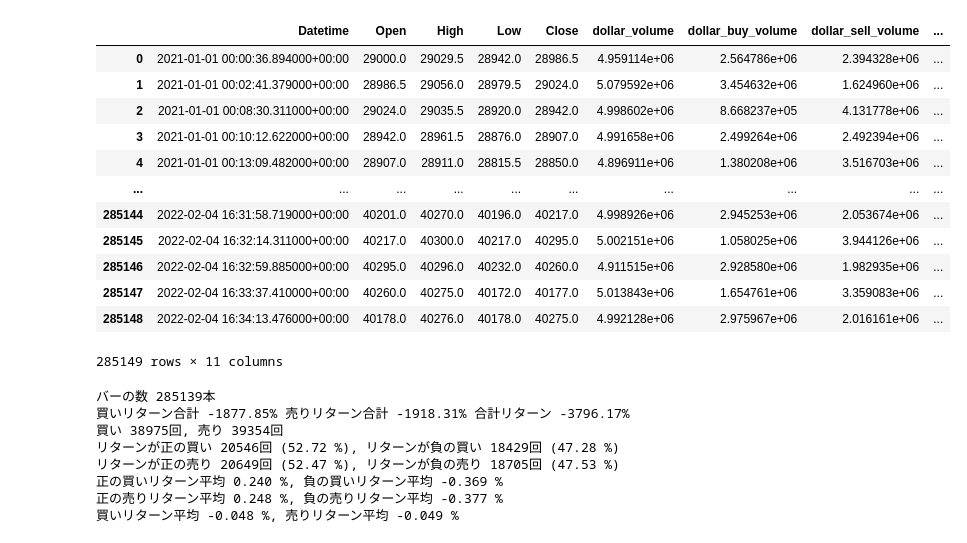
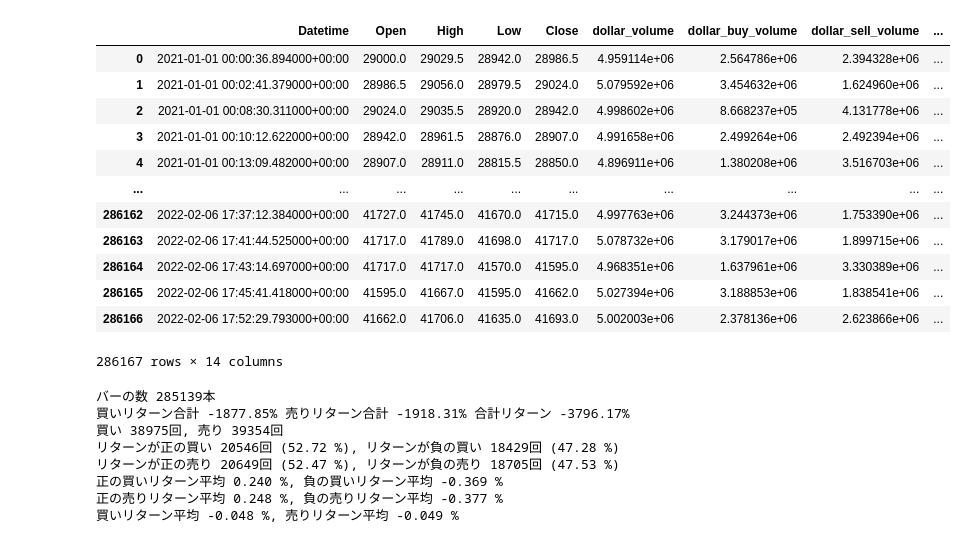
Before and after one commit to WannabeBotter/crypto_misc_jupyter, a Jupyter notebook: richman_dollarbar/richman_dollarbar.ipynb, the cells around one changed output. Drawn from its saved outputs; the diff is of its cells as text; code cells hidden in the pictures.

Commit message:
Read dollarbar with buy/sell cumsum from DB

```diff
--- a/richman_dollarbar/richman_dollarbar.ipynb
+++ b/richman_dollarbar/richman_dollarbar.ipynb
@@ -37,43 +37,43 @@ from dtreeviz.models.lightgbm_decision_tree import ShadowLightGBMTree
 
 from cpcv_util import *
 # %%
-from timescaledb_util import TimeScaleDBUtil
+from timescaledb_util import *
 
 # TimescaleDB用のユーティリティライブラリの設定
 _pg_config = {
         'user': os.environ['POSTGRES_USER'],
         'password': os.environ['POSTGRES_PASSWORD'],
         'host': os.environ['POSTGRES_HOST'],
         'port': os.environ['POSTGRES_PORT'],
         'database': os.environ['POSTGRES_DATABASE']
     }
 
 # TimescaleDBアクセス用のユーティリティオブジェクトを作成
 _dbutil = TimeScaleDBUtil(user = _pg_config['user'], password = _pg_config['password'], host = _pg_config['host'], port = _pg_config['port'], database = _pg_config['database'])
 
 # 全区間のドルバーの読み込みと保存
-#df = load_dollarbar('ftx_btc-perp_dollarbar_5000000', '2021-01-01 00:00:00.000+00', '2023-01-01 00:00:00.000+00')
-#df.columns = ['Datetime', 'Open', 'High', 'Low', 'Close', 'dollar_volume', 'dollar_buy_volume', 'dollar_sell_volume', 'dollar_liquidation_buy_volume', 'dollar_liquidation_sell_volume', 'dollar_cumsum', 'dollar_buy_cumsum', 'dollar_sell_cumsum']
-#df['fee'] = 0.02 / 100
-#df.to_pickle('df_ohlcv.pkl')
+df = _dbutil.load_dollarbars('ftx', 'BTC-PERP', 5000000, '2021-01-01 00:00:00.000+00', '2023-01-01 00:00:00.000+00')
+df.columns = ['Datetime', 'Open', 'High', 'Low', 'Close', 'dollar_volume', 'dollar_buy_volume', 'dollar_sell_volume', 'dollar_liquidation_buy_volume', 'dollar_liquidation_sell_volume', 'dollar_cumsum', 'dollar_buy_cumsum', 'dollar_sell_cumsum']
+df['fee'] = 0.02 / 100
+df.to_pickle('df_ohlcv.pkl')
 
 # 保存しておいたドルバーを読み込み
-df = pd.read_pickle('df_ohlcv.pkl')
+#df = pd.read_pickle('df_ohlcv.pkl')
 display(df)
 # %% [output]
 |  | Datetime | Open | High | Low | Close | dollar_volume | dollar_buy_volume | dollar_sell_volume | ... |
 | 0 | 2021-01-01 00:00:36.894000+00:00 | 29000.0 | 29029.5 | 28942.0 | 28986.5 | 4.959114e+06 | 2.564786e+06 | 2.394328e+06 | ... |
 | 1 | 2021-01-01 00:02:41.379000+00:00 | 28986.5 | 29056.0 | 28979.5 | 29024.0 | 5.079592e+06 | 3.454632e+06 | 1.624960e+06 | ... |
 | 2 | 2021-01-01 00:08:30.311000+00:00 | 29024.0 | 29035.5 | 28920.0 | 28942.0 | 4.998602e+06 | 8.668237e+05 | 4.131778e+06 | ... |
 | 3 | 2021-01-01 00:10:12.622000+00:00 | 28942.0 | 28961.5 | 28876.0 | 28907.0 | 4.991658e+06 | 2.499264e+06 | 2.492394e+06 | ... |
 | 4 | 2021-01-01 00:13:09.482000+00:00 | 28907.0 | 28911.0 | 28815.5 | 28850.0 | 4.896911e+06 | 1.380208e+06 | 3.516703e+06 | ... |
 | ... | ... | ... | ... | ... | ... | ... | ... | ... | ... |
-| 285144 | 2022-02-04 16:31:58.719000+00:00 | 40201.0 | 40270.0 | 40196.0 | 40217.0 | 4.998926e+06 | 2.945253e+06 | 2.053674e+06 | ... |
-| 285145 | 2022-02-04 16:32:14.311000+00:00 | 40217.0 | 40300.0 | 40217.0 | 40295.0 | 5.002151e+06 | 1.058025e+06 | 3.944126e+06 | ... |
-| 285146 | 2022-02-04 16:32:59.885000+00:00 | 40295.0 | 40296.0 | 40232.0 | 40260.0 | 4.911515e+06 | 2.928580e+06 | 1.982935e+06 | ... |
-| 285147 | 2022-02-04 16:33:37.410000+00:00 | 40260.0 | 40275.0 | 40172.0 | 40177.0 | 5.013843e+06 | 1.654761e+06 | 3.359083e+06 | ... |
-| 285148 | 2022-02-04 16:34:13.476000+00:00 | 40178.0 | 40276.0 | 40178.0 | 40275.0 | 4.992128e+06 | 2.975967e+06 | 2.016161e+06 | ... |
+| 286162 | 2022-02-06 17:37:12.384000+00:00 | 41727.0 | 41745.0 | 41670.0 | 41715.0 | 4.997763e+06 | 3.244373e+06 | 1.753390e+06 | ... |
+| 286163 | 2022-02-06 17:41:44.525000+00:00 | 41717.0 | 41789.0 | 41698.0 | 41717.0 | 5.078732e+06 | 3.179017e+06 | 1.899715e+06 | ... |
+| 286164 | 2022-02-06 17:43:14.697000+00:00 | 41717.0 | 41717.0 | 41570.0 | 41595.0 | 4.968351e+06 | 1.637961e+06 | 3.330389e+06 | ... |
+| 286165 | 2022-02-06 17:45:41.418000+00:00 | 41595.0 | 41667.0 | 41595.0 | 41662.0 | 5.027394e+06 | 3.188853e+06 | 1.838541e+06 | ... |
+| 286166 | 2022-02-06 17:52:29.793000+00:00 | 41662.0 | 41706.0 | 41635.0 | 41693.0 | 5.002003e+06 | 2.378136e+06 | 2.623866e+06 | ... |
-285149 rows × 11 columns
+286167 rows × 14 columns
 # %%
 # Richmanbtcさんのチュートリアルから拝借した関数群
 @numba.njit
```
Also changed, not shown: parts of 5 cells of this notebook.
